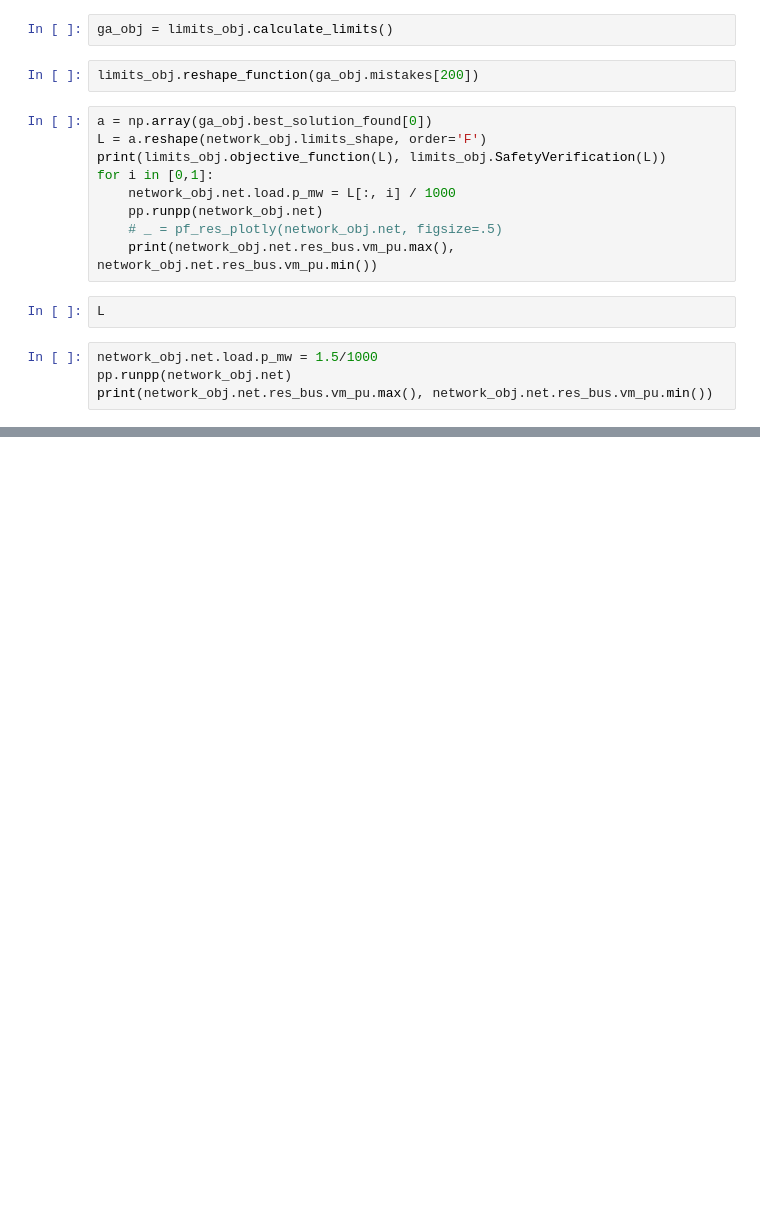
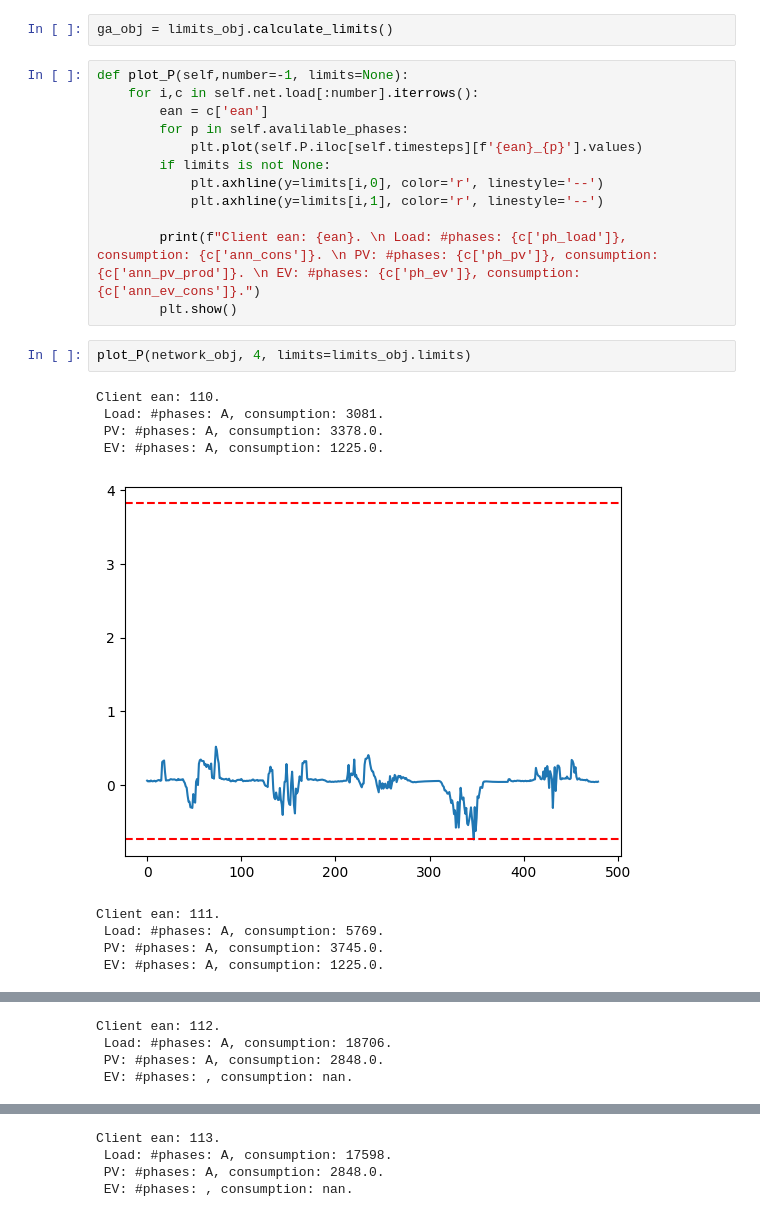
Before and after one commit to LimitParadigm/LimitParadigm, a Jupyter notebook: Code/main.ipynb, the cells around one changed output, grey strips where cells are left out. Cells and saved outputs as stored; diff of their text form; blank space fills up the shorter version.

```diff
--- a/Code/main.ipynb
+++ b/Code/main.ipynb
@@ -29,19 +35,26 @@ limits_obj = Limits.Limits(network_obj)
 # %%
 ga_obj = limits_obj.calculate_limits()
-# %%
-limits_obj.reshape_function(ga_obj.mistakes[200])
-# %%
-a = np.array(ga_obj.best_solution_found[0])
-L = a.reshape(network_obj.limits_shape, order='F')
-print(limits_obj.objective_function(L), limits_obj.SafetyVerification(L))
-for i in [0,1]:
-    network_obj.net.load.p_mw = L[:, i] / 1000
-    pp.runpp(network_obj.net)
-    # _ = pf_res_plotly(network_obj.net, figsize=.5)
-    print(network_obj.net.res_bus.vm_pu.max(), network_obj.net.res_bus.vm_pu.min())
-# %%
-L
-# %%
-network_obj.net.load.p_mw = 1.5/1000
-pp.runpp(network_obj.net)
-print(network_obj.net.res_bus.vm_pu.max(), network_obj.net.res_bus.vm_pu.min())
+# %%
+def plot_P(self,number=-1, limits=None):
+    for i,c in self.net.load[:number].iterrows():
+        ean = c['ean']
+        for p in self.avalilable_phases:
+            plt.plot(self.P.iloc[self.timesteps][f'{ean}_{p}'].values)
+        if limits is not None:
+            plt.axhline(y=limits[i,0], color='r', linestyle='--')
+            plt.axhline(y=limits[i,1], color='r', linestyle='--')
+
+        print(f"Client ean: {ean}. \n Load: #phases: {c['ph_load']}, consumption: {c['ann_cons']}. \n PV: #phases: {c['ph_pv']}, consumption: {c['ann_pv_prod']}. \n EV: #phases: {c['ph_ev']}, consumption: {c['ann_ev_cons']}.")
+        plt.show()
+# %%
+plot_P(network_obj, 4, limits=limits_obj.limits)
+# %% [output]
+Client ean: 110.
+ Load: #phases: A, consumption: 3081.
+ PV: #phases: A, consumption: 3378.0.
+ EV: #phases: A, consumption: 1225.0.
+[figure, added]
+Client ean: 111.
+ Load: #phases: A, consumption: 5769.
+ PV: #phases: A, consumption: 3745.0.
+ EV: #phases: A, consumption: 1225.0.
@@ -47,0 +62,4 @@ print(network_obj.net.res_bus.vm_pu.max(), network_obj.net.res_bus.vm_pu.min())
+Client ean: 112.
+ Load: #phases: A, consumption: 18706.
+ PV: #phases: A, consumption: 2848.0.
+ EV: #phases: , consumption: nan.
@@ -47,0 +67,4 @@ print(network_obj.net.res_bus.vm_pu.max(), network_obj.net.res_bus.vm_pu.min())
+Client ean: 113.
+ Load: #phases: A, consumption: 17598.
+ PV: #phases: A, consumption: 2848.0.
+ EV: #phases: , consumption: nan.
```
Also changed, not shown: parts of 8 cells of this notebook.
